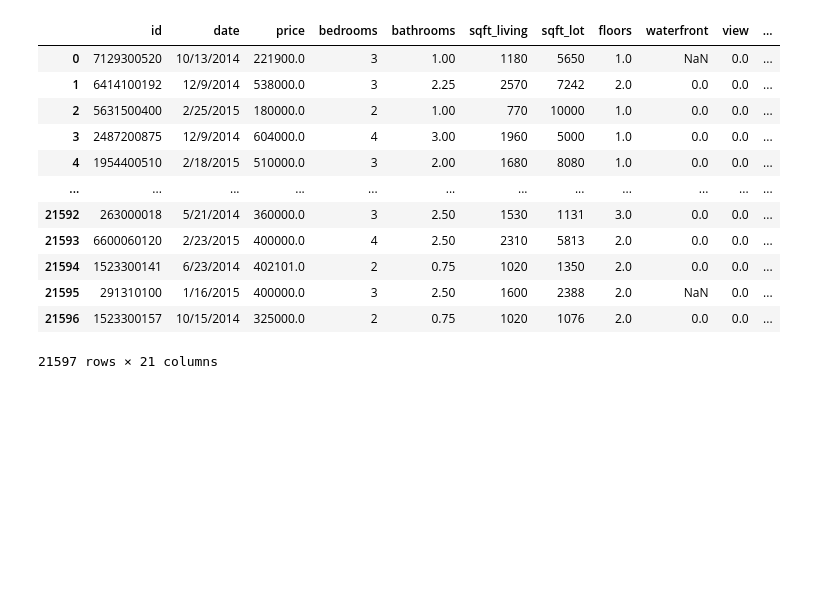
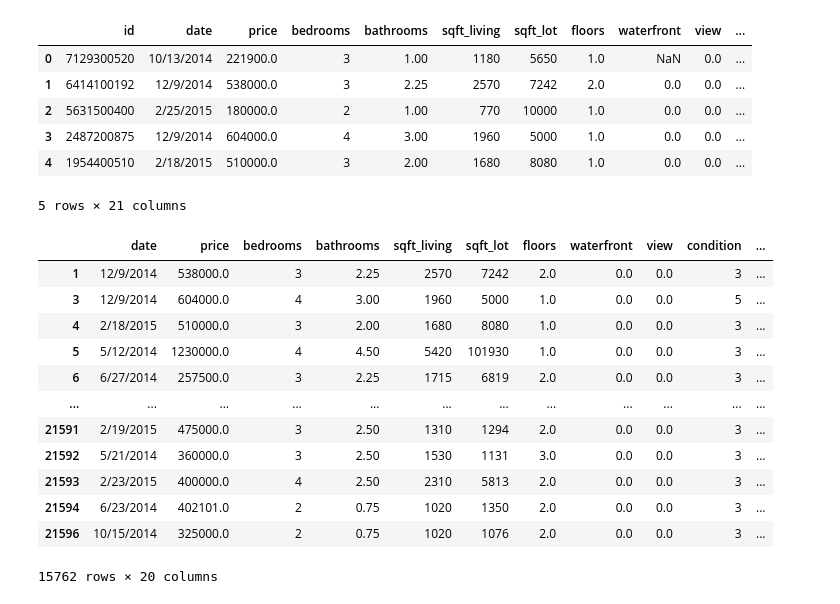
Before and after one commit to justinweible/Housing_Data_Analysis, a Jupyter notebook: Untitled-1.ipynb, the cells around one changed output. Saved outputs shown, nothing was run; the diff lists cells and outputs as text; code cells hidden in the pictures; blank space fills up the shorter version.

```diff
--- a/Untitled-1.ipynb
+++ b/Untitled-1.ipynb
@@ -13,17 +13,28 @@ import seaborn as sns
 # %%
-housing_df = pd.read_csv('data/kc_house_data.csv')
-housing_df
+df = pd.read_csv('data/kc_house_data.csv')
+df.head()
 # %% [output]
 |  | id | date | price | bedrooms | bathrooms | sqft_living | sqft_lot | floors | waterfront | view | ... |
 | 0 | 7129300520 | 10/13/2014 | 221900.0 | 3 | 1.00 | 1180 | 5650 | 1.0 | NaN | 0.0 | ... |
 | 1 | 6414100192 | 12/9/2014 | 538000.0 | 3 | 2.25 | 2570 | 7242 | 2.0 | 0.0 | 0.0 | ... |
 | 2 | 5631500400 | 2/25/2015 | 180000.0 | 2 | 1.00 | 770 | 10000 | 1.0 | 0.0 | 0.0 | ... |
 | 3 | 2487200875 | 12/9/2014 | 604000.0 | 4 | 3.00 | 1960 | 5000 | 1.0 | 0.0 | 0.0 | ... |
 | 4 | 1954400510 | 2/18/2015 | 510000.0 | 3 | 2.00 | 1680 | 8080 | 1.0 | 0.0 | 0.0 | ... |
-| ... | ... | ... | ... | ... | ... | ... | ... | ... | ... | ... | ... |
-| 21592 | 263000018 | 5/21/2014 | 360000.0 | 3 | 2.50 | 1530 | 1131 | 3.0 | 0.0 | 0.0 | ... |
-| 21593 | 6600060120 | 2/23/2015 | 400000.0 | 4 | 2.50 | 2310 | 5813 | 2.0 | 0.0 | 0.0 | ... |
-| 21594 | 1523300141 | 6/23/2014 | 402101.0 | 2 | 0.75 | 1020 | 1350 | 2.0 | 0.0 | 0.0 | ... |
-| 21595 | 291310100 | 1/16/2015 | 400000.0 | 3 | 2.50 | 1600 | 2388 | 2.0 | NaN | 0.0 | ... |
-| 21596 | 1523300157 | 10/15/2014 | 325000.0 | 2 | 0.75 | 1020 | 1076 | 2.0 | 0.0 | 0.0 | ... |
-21597 rows × 21 columns
+5 rows × 21 columns
+# %%
+df.drop(['id'], axis=1, inplace=True)
+df.dropna(axis=0)
+# %% [output]
+|  | date | price | bedrooms | bathrooms | sqft_living | sqft_lot | floors | waterfront | view | condition | ... |
+| 1 | 12/9/2014 | 538000.0 | 3 | 2.25 | 2570 | 7242 | 2.0 | 0.0 | 0.0 | 3 | ... |
+| 3 | 12/9/2014 | 604000.0 | 4 | 3.00 | 1960 | 5000 | 1.0 | 0.0 | 0.0 | 5 | ... |
+| 4 | 2/18/2015 | 510000.0 | 3 | 2.00 | 1680 | 8080 | 1.0 | 0.0 | 0.0 | 3 | ... |
+| 5 | 5/12/2014 | 1230000.0 | 4 | 4.50 | 5420 | 101930 | 1.0 | 0.0 | 0.0 | 3 | ... |
+| 6 | 6/27/2014 | 257500.0 | 3 | 2.25 | 1715 | 6819 | 2.0 | 0.0 | 0.0 | 3 | ... |
+| ... | ... | ... | ... | ... | ... | ... | ... | ... | ... | ... | ... |
+| 21591 | 2/19/2015 | 475000.0 | 3 | 2.50 | 1310 | 1294 | 2.0 | 0.0 | 0.0 | 3 | ... |
+| 21592 | 5/21/2014 | 360000.0 | 3 | 2.50 | 1530 | 1131 | 3.0 | 0.0 | 0.0 | 3 | ... |
+| 21593 | 2/23/2015 | 400000.0 | 4 | 2.50 | 2310 | 5813 | 2.0 | 0.0 | 0.0 | 3 | ... |
+| 21594 | 6/23/2014 | 402101.0 | 2 | 0.75 | 1020 | 1350 | 2.0 | 0.0 | 0.0 | 3 | ... |
+| 21596 | 10/15/2014 | 325000.0 | 2 | 0.75 | 1020 | 1076 | 2.0 | 0.0 | 0.0 | 3 | ... |
+15762 rows × 20 columns
```
Also changed, not shown: parts of 26 cells of this notebook.
